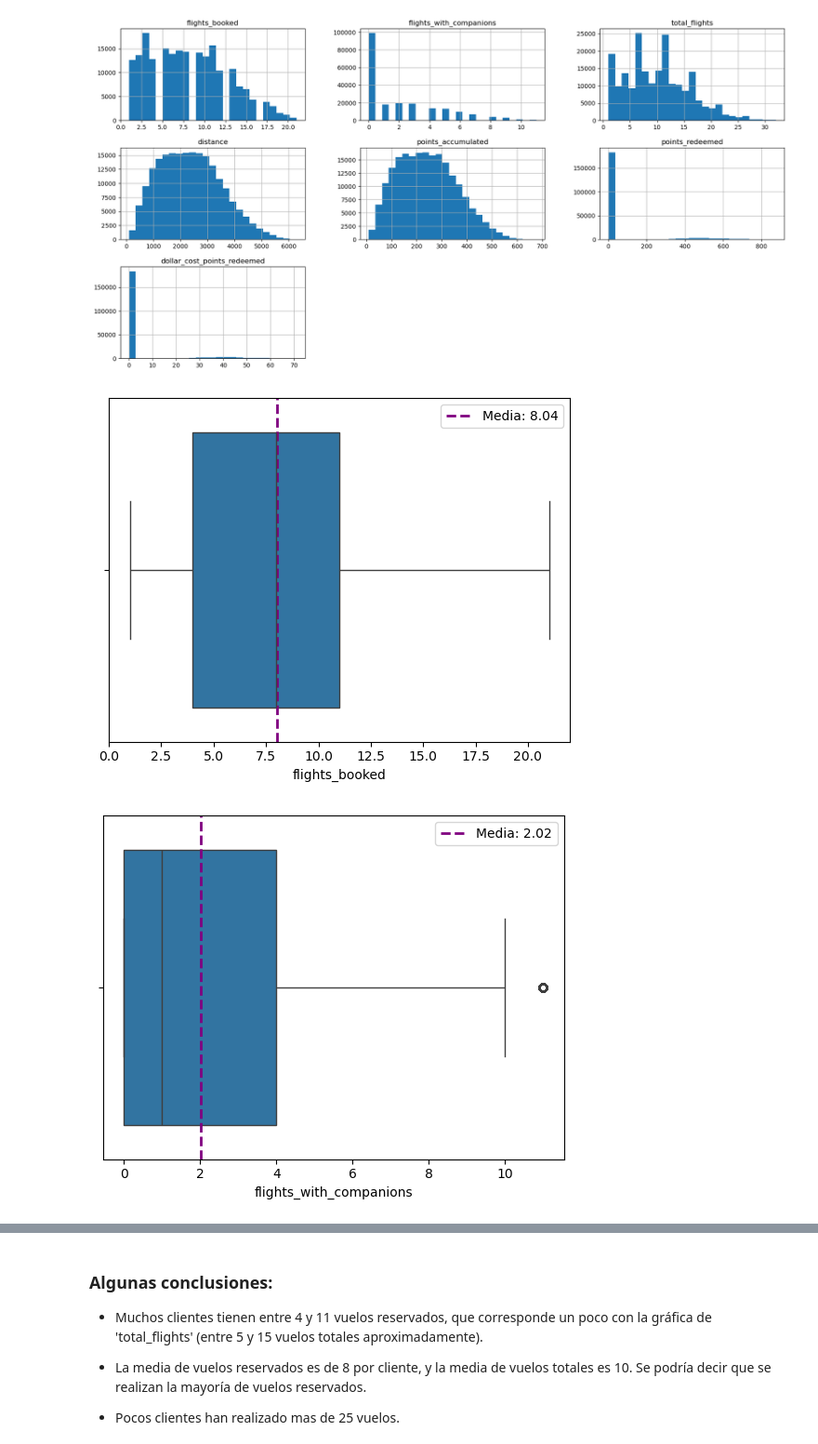
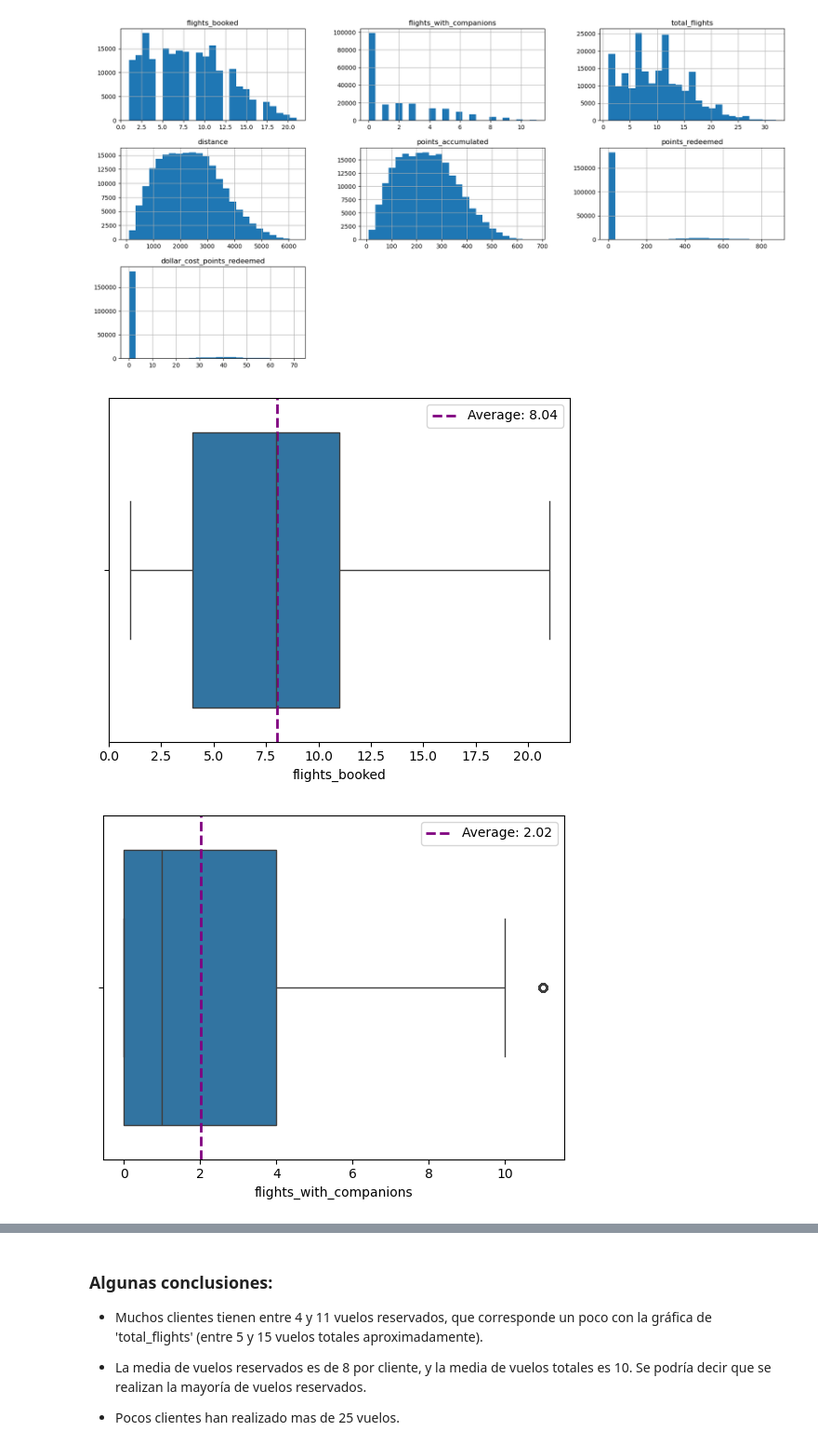
Before and after one commit to MarPastor/airline_analysis_Mar, a Jupyter notebook: notebook/airline_analysis_mar.ipynb, the cells around one changed output, grey strips where cells are left out. Shown at 93% size. Cells and saved outputs as stored; diff of their text form; code cells hidden in the pictures.

Commit message:
doc: graphic using customer active dataframe

```diff
--- a/notebook/airline_analysis_mar.ipynb
+++ b/notebook/airline_analysis_mar.ipynb
@@ -458,20 +458,20 @@ df_flight_active[['flights_booked', 'flights_with_companions', 'total_flights',
 # %% [output]
 [figure]
 # %%
-# usar el DataFrame con los 'clientes activos' y las columnas que nos aportan información:
-# usar un bucle 'for' para que recorra los datos de las columnas seleccionadas y calcule la media de cada columna (redondeada a 2 decimales)
+# Use the DataFrame containing 'active customers' and the relevant columns:
+# Use a 'for' loop to iterate through the data in the selected columns and calculate the average value for each column (rounded to 2 decimal places)
 
 for col in df_flight_active[['flights_booked',
                              'flights_with_companions',
                              'total_flights',
                              'distance',
                              'points_accumulated',
                              'points_redeemed']].columns:
-    media_col = round(df_flight_active[col].mean(), 2) # se incorpora la media en el gráfico
+    media_col = round(df_flight_active[col].mean(), 2) # the average is included in the graph
     sns.boxplot(data=df_flight_active, x=col)
-    plt.axvline(x=media_col, color='purple', linestyle='--', linewidth=2, label=f'Media: {media_col}')
+    plt.axvline(x=media_col, color='purple', linestyle='--', linewidth=2, label=f'Average: {media_col}')
     plt.legend()
     plt.show();
 # %% [output]
-[figure, old version]
+[figure, new version]
-[figure, old version]
+[figure, new version]
```
Also changed, not shown: parts of 5 cells of this notebook.
